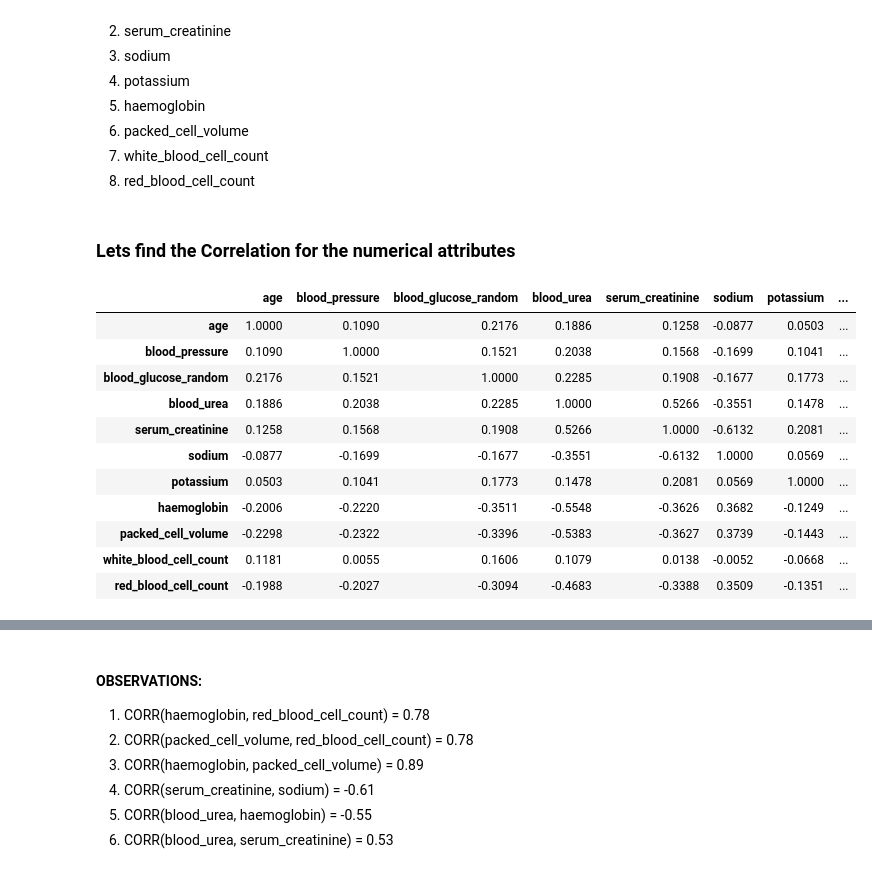
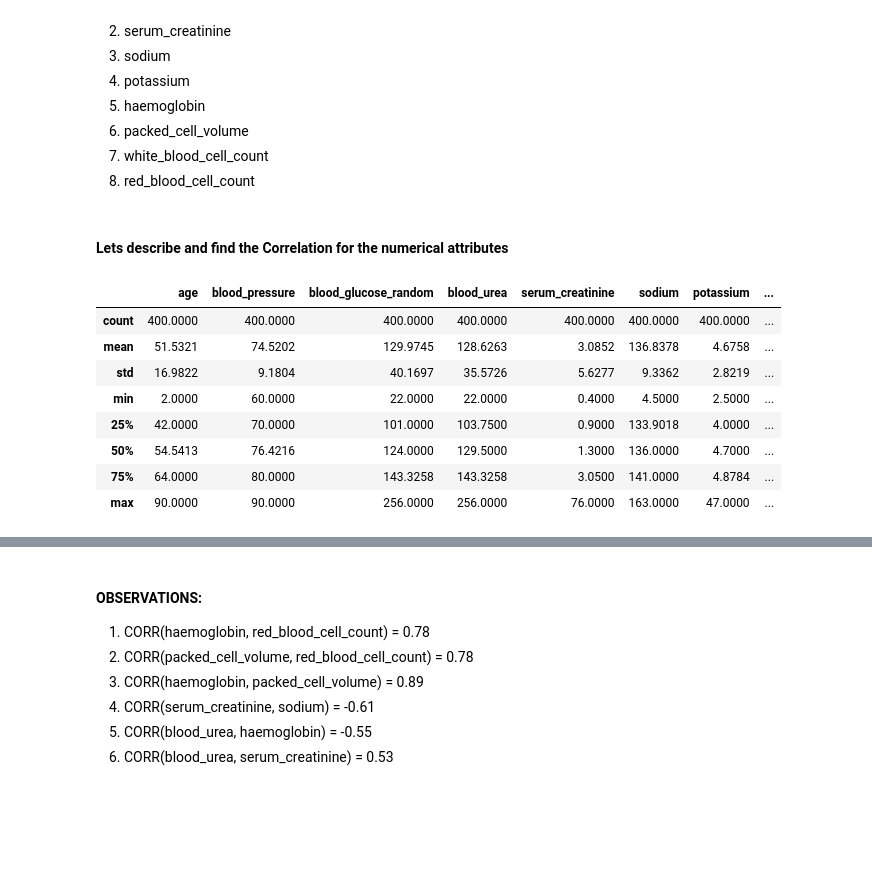
Before and after one commit to umang8496/bits-dse, a Jupyter notebook: dm_assignment_01/chronic-kidney-disease-classification-problem.ipynb, the cells around one changed output, grey strips where cells are left out. Saved outputs shown, nothing was run; the diff lists cells and outputs as text; code cells hidden in the pictures; blank space fills up the shorter version.

```diff
--- a/dm_assignment_01/chronic-kidney-disease-classification-problem.ipynb
+++ b/dm_assignment_01/chronic-kidney-disease-classification-problem.ipynb
@@ -377,6 +426,12 @@ _ = sns.boxplot(x=df['blood_urea'])
-# %%
-df['blood_urea'] = df.blood_urea[df['blood_urea'] < 300.0]
-_ = replace_with_mean_per_class('blood_urea')
+# %%
+bgr_Q1 = df['blood_urea'].quantile(0.25)
+bgr_Q3 = df['blood_urea'].quantile(0.75)
+bgr_IQR = bgr_Q3 - bgr_Q1
+bgr_Lower_Whisker = bgr_Q1 - 1.5*bgr_IQR
+bgr_Upper_Whisker = bgr_Q3 + 1.5*bgr_IQR
+
+df['blood_urea'] = df.blood_glucose_random[df['blood_urea'] < bgr_Upper_Whisker]
+_ = replace_with_mean_per_class('blood_urea')
 # %% [markdown]
 #### OBSERVATIONS:
 The rest of the attributes do not have outliers, so we will simply replace the missing values for those attributes with the mean corresponding to their class label.
@@ -399,20 +454,18 @@ _ = replace_with_mean_per_class('packed_cell_volume')
 _ = replace_with_mean_per_class('white_blood_cell_count')
 _ = replace_with_mean_per_class('red_blood_cell_count')
 # %% [markdown]
-### Lets find the Correlation for the numerical attributes
+#### Lets describe and find the Correlation for the numerical attributes
 # %%
 ndf = df[Numerical_Features]
-ndf.corr()
+# ndf.corr()
+ndf.describe()
 # %% [output]
 |  | age | blood_pressure | blood_glucose_random | blood_urea | serum_creatinine | sodium | potassium | ... |
-| age | 1.0000 | 0.1090 | 0.2176 | 0.1886 | 0.1258 | -0.0877 | 0.0503 | ... |
-| blood_pressure | 0.1090 | 1.0000 | 0.1521 | 0.2038 | 0.1568 | -0.1699 | 0.1041 | ... |
-| blood_glucose_random | 0.2176 | 0.1521 | 1.0000 | 0.2285 | 0.1908 | -0.1677 | 0.1773 | ... |
-| blood_urea | 0.1886 | 0.2038 | 0.2285 | 1.0000 | 0.5266 | -0.3551 | 0.1478 | ... |
-| serum_creatinine | 0.1258 | 0.1568 | 0.1908 | 0.5266 | 1.0000 | -0.6132 | 0.2081 | ... |
-| sodium | -0.0877 | -0.1699 | -0.1677 | -0.3551 | -0.6132 | 1.0000 | 0.0569 | ... |
-| potassium | 0.0503 | 0.1041 | 0.1773 | 0.1478 | 0.2081 | 0.0569 | 1.0000 | ... |
-| haemoglobin | -0.2006 | -0.2220 | -0.3511 | -0.5548 | -0.3626 | 0.3682 | -0.1249 | ... |
-| packed_cell_volume | -0.2298 | -0.2322 | -0.3396 | -0.5383 | -0.3627 | 0.3739 | -0.1443 | ... |
-| white_blood_cell_count | 0.1181 | 0.0055 | 0.1606 | 0.1079 | 0.0138 | -0.0052 | -0.0668 | ... |
-| red_blood_cell_count | -0.1988 | -0.2027 | -0.3094 | -0.4683 | -0.3388 | 0.3509 | -0.1351 | ... |
+| count | 400.0000 | 400.0000 | 400.0000 | 400.0000 | 400.0000 | 400.0000 | 400.0000 | ... |
+| mean | 51.5321 | 74.5202 | 129.9745 | 128.6263 | 3.0852 | 136.8378 | 4.6758 | ... |
+| std | 16.9822 | 9.1804 | 40.1697 | 35.5726 | 5.6277 | 9.3362 | 2.8219 | ... |
+| min | 2.0000 | 60.0000 | 22.0000 | 22.0000 | 0.4000 | 4.5000 | 2.5000 | ... |
+| 25% | 42.0000 | 70.0000 | 101.0000 | 103.7500 | 0.9000 | 133.9018 | 4.0000 | ... |
+| 50% | 54.5413 | 76.4216 | 124.0000 | 129.5000 | 1.3000 | 136.0000 | 4.7000 | ... |
+| 75% | 64.0000 | 80.0000 | 143.3258 | 143.3258 | 3.0500 | 141.0000 | 4.8784 | ... |
+| max | 90.0000 | 90.0000 | 256.0000 | 256.0000 | 76.0000 | 163.0000 | 47.0000 | ... |
```
Also changed, not shown: parts of 105 cells of this notebook.
